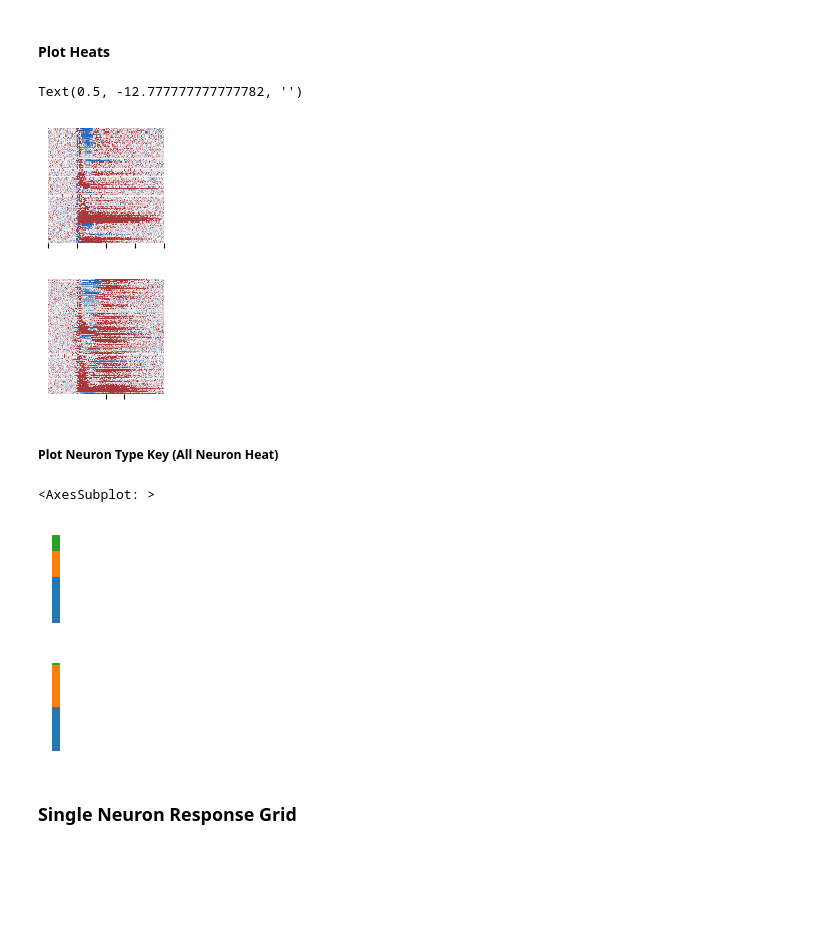
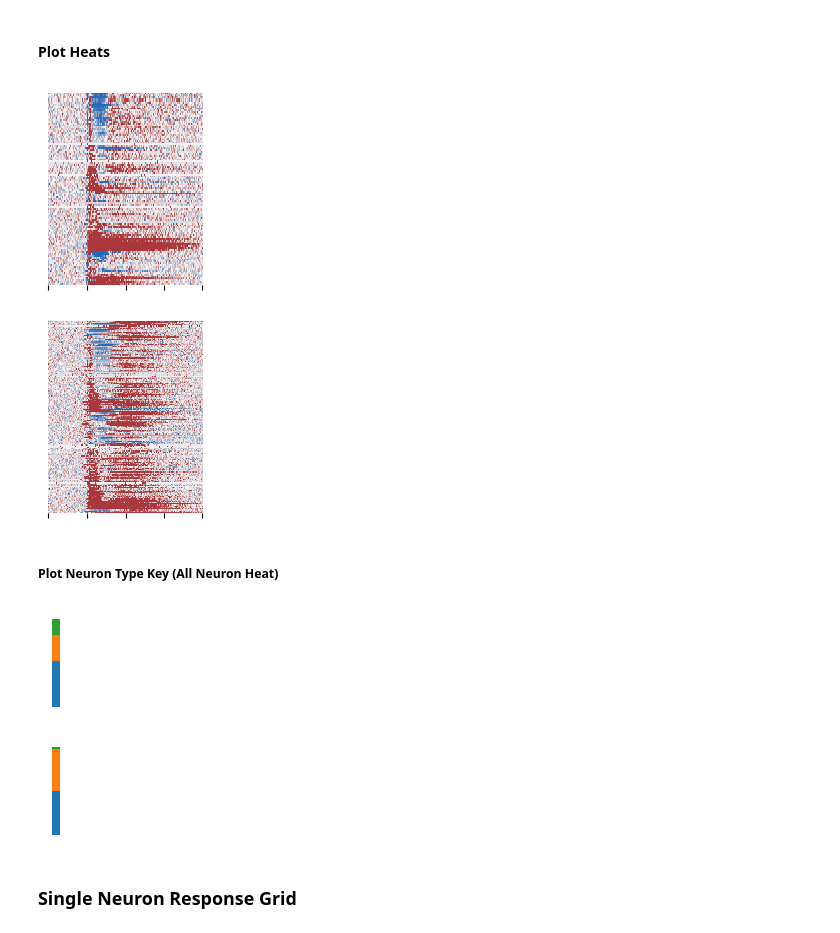
Before and after one commit to Ruairi-osul/SSRI-Interactions, a Jupyter notebook: notebooks/Foot Shock - Slow/Responders.ipynb, the cells around one changed output. Saved outputs shown, nothing was run; the diff lists cells and outputs as text; code cells hidden in the pictures; blank space fills up the shorter version.

```diff
--- a/notebooks/Foot Shock - Slow/Responders.ipynb
+++ b/notebooks/Foot Shock - Slow/Responders.ipynb
@@ -501,6 +501,9 @@ def stacked_bar_single(df, col, ax):
     df[col].value_counts().to_frame().T.plot(kind="bar", stacked=True, ax=ax, legend=False)
     ax.axis("off")
     return ax
+# %%
+fig_dir = Config.fig_dir / "foot-shock"
+fig_dir.mkdir(exist_ok=True, parents=True)
 # %% [markdown]
 ## Slow TS
 # %% [markdown]
@@ -731,26 +738,28 @@ fast_piv_cit, fast_piv_cit_key = (
 # %% [markdown]
 #### Plot Heats
 # %%
-f_sal = plt.figure(figsize=(1.5, 1.5))
+f_sal = plt.figure(figsize=(2, 2.5))
 ax = f_sal.subplots()
 sns.heatmap(fast_piv_sal, cmap="vlag", center=0, robust=True, vmin=-3, vmax=3, cbar=False, ax=ax)
 ax.set_yticks([])
 ax.set_xticks([0, 50, 100, 150, 199])
 ax.set_ylabel("")
 ax.set_xlabel("")
 
 
-f_cit = plt.figure(figsize=(1.5, 1.5))
+f_cit = plt.figure(figsize=(2, 2.5))
 ax = f_cit.subplots()
 sns.heatmap(fast_piv_cit, cmap="vlag", center=0, robust=True, vmin=-3, vmax=3, cbar=False, ax=ax)
 ax.set_yticks([])
-ax.set_xticks([100, 130])
+ax.set_xticks([0, 50, 100, 150, 199])
 ax.set_ylabel("")
 ax.set_xlabel("")
+
+f_sal.savefig(fig_dir / "fast_fs_sal_heatmap.png", bbox_inches="tight", dpi=300)
+f_cit.savefig(fig_dir / "fast_fs_cit_heatmap.png", bbox_inches="tight", dpi=300)
 # %% [output]
-Text(0.5, -12.777777777777782, '')
-[figure, old version]
+[figure, new version]
-[figure, old version]
+[figure, new version]
 # %% [markdown]
 ##### Plot Neuron Type Key (All Neuron Heat)
 # %%
@@ -760,8 +769,10 @@ fast_piv_sal.reset_index()[["neuron_id"]].merge(neuron_types).pipe(stacked_bar_s
 
 f_cit, ax_cit = plt.subplots(figsize=(0.2, 1.2))
 fast_piv_cit.reset_index()[["neuron_id"]].merge(neuron_types).pipe(stacked_bar_single, "neuron_type", ax=ax_cit)
+
+f_sal.savefig(fig_dir / "fast_fs_sal_heatmap_key.png", bbox_inches="tight", dpi=300)
+f_cit.savefig(fig_dir / "fast_fs_cit_heatmap_key.png", bbox_inches="tight", dpi=300)
 # %% [output]
-<AxesSubplot: >
 [figure]
 [figure]
 # %% [markdown]
```
Also changed, not shown: parts of 6 cells of this notebook, 3 other files.
